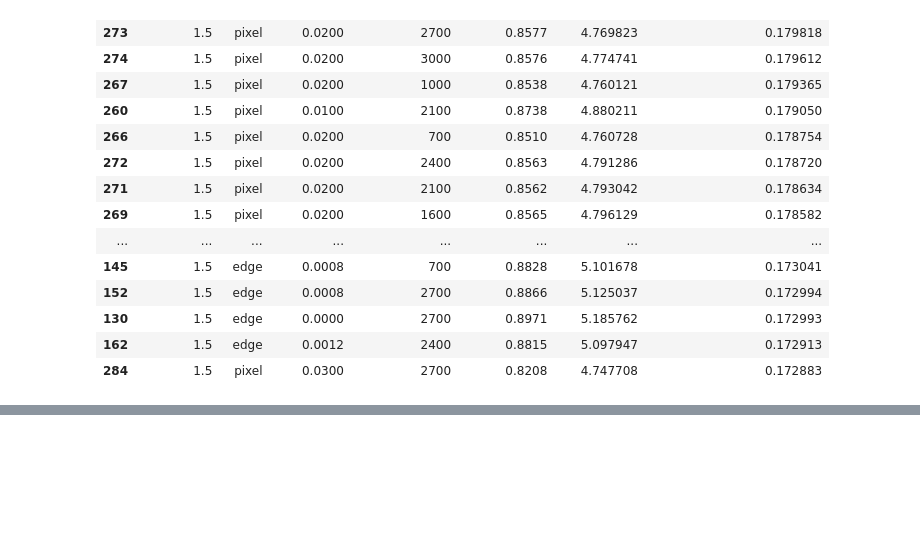
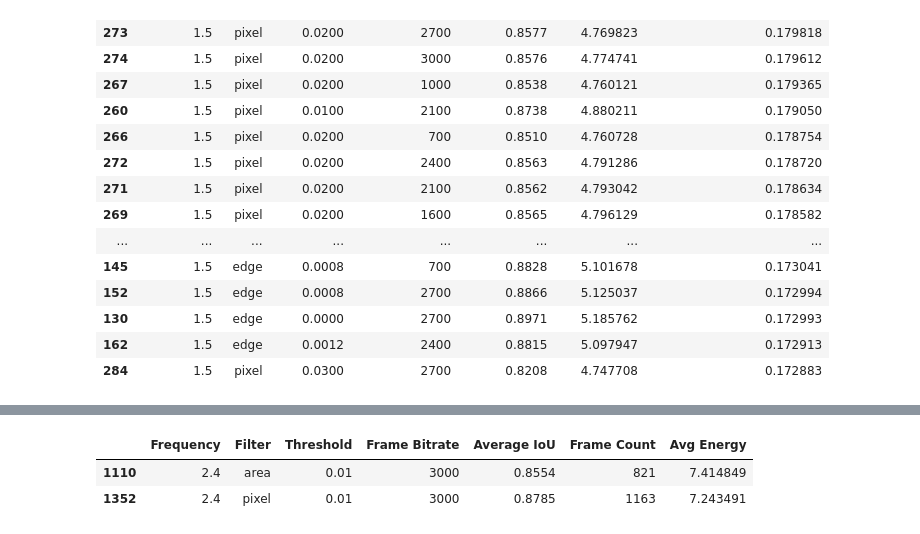
Before and after one commit to bencivjan/ecolens, a Jupyter notebook: viz/viz.ipynb, the cells around one changed output, grey strips where cells are left out. Cells and saved outputs as stored; diff of their text form; code cells hidden in the pictures; blank space fills up the shorter version.

```diff
--- a/viz/viz.ipynb
+++ b/viz/viz.ipynb
@@ -232,0 +272,18 @@ Top 60 Configurations by Accuracy/Energy Ratio:
+# %%
+# Load the CSV files
+accuracy_df = pd.read_csv('accuracy-JH-1.csv')
+energy_df = pd.read_csv('energy-JH-1.csv')
+num_frames_df = pd.read_csv('frame-count-JH.csv')
+
+# Merge the accuracy and energy data on common columns
+merged_df = pd.merge(accuracy_df, num_frames_df, on=["Frequency", "Filter", "Threshold", "Frame Bitrate"])
+merged_df = pd.merge(merged_df, energy_df, on=["Frequency", "Filter", "Threshold", "Frame Bitrate"])
+merged_df = merged_df.drop(columns=['FPS', 'Start Time', 'End Time'])
+
+# merged_df = merged_df.loc[merged_df['Frequency'] == 2.4]
+
+merged_df.loc[(merged_df['Frequency'] == 2.4) & (merged_df['Threshold'] == 0.01) & (merged_df['Frame Bitrate'] == 3000)]
+# %% [output]
+|  | Frequency | Filter | Threshold | Frame Bitrate | Average IoU | Frame Count | Avg Energy |
+| 1110 | 2.4 | area | 0.01 | 3000 | 0.8554 | 821 | 7.414849 |
+| 1352 | 2.4 | pixel | 0.01 | 3000 | 0.8785 | 1163 | 7.243491 |
```
Also changed, not shown: parts of 4 cells of this notebook, 1 other file.
